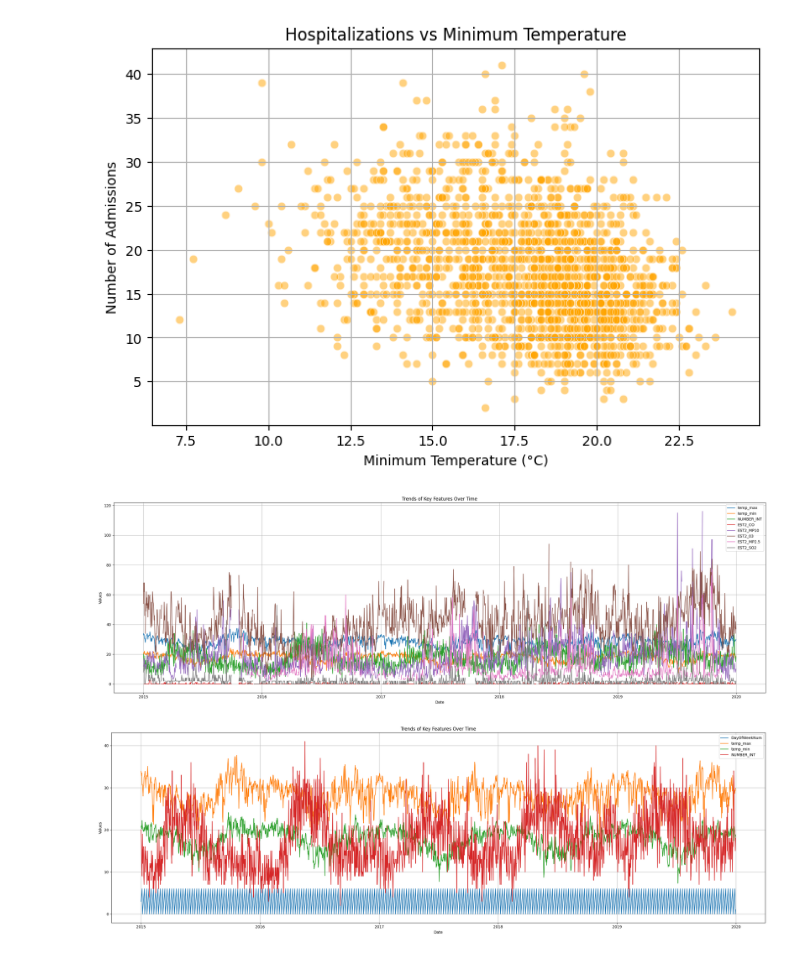
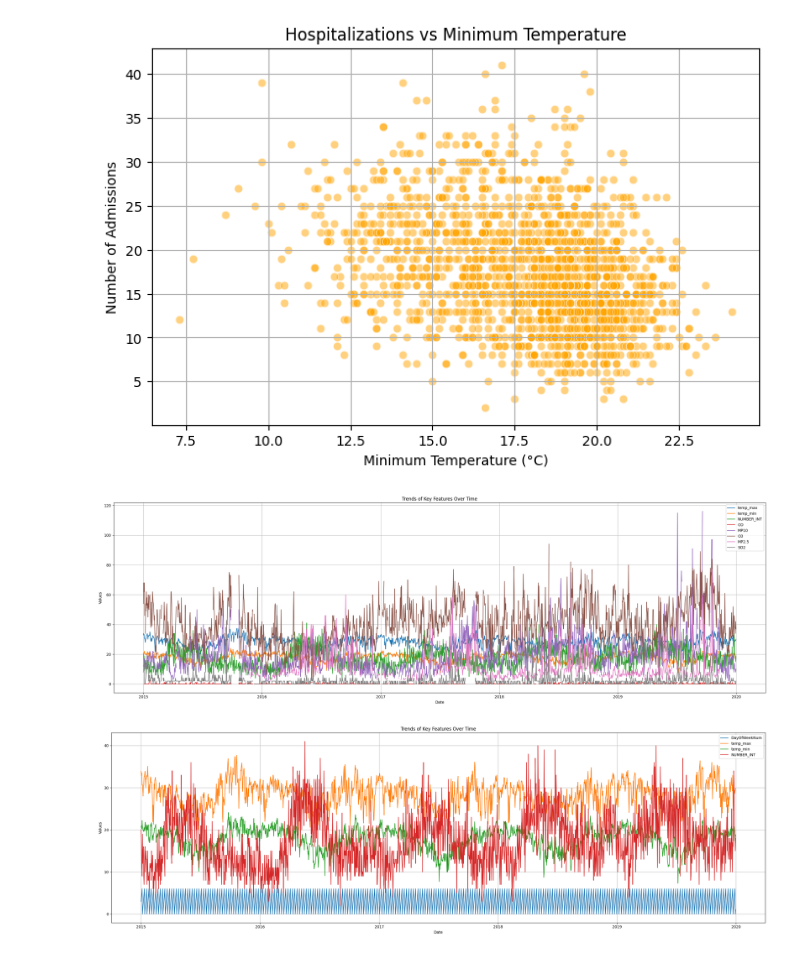
Before and after one commit to Oak10/hospital-adm-pw-rel, a Jupyter notebook: minas_gerais/belo_horizonte/station_centro/0_centro_data_group_all_GRIPE.ipynb, the cells around one changed output. Drawn from its saved outputs; the diff is of its cells as text; code cells hidden in the pictures.

```diff
--- a/minas_gerais/belo_horizonte/0.4.4_data_group_all_air_centro_GRIPE.ipynb
+++ b/minas_gerais/belo_horizonte/station_centro/0_centro_data_group_all_GRIPE.ipynb
@@ -227,0 +92,3 @@ plt.show()
+# %%
+# Days with no hospital admi
+df_weather_hospital_adm['NUMBER_INT'] = df_weather_hospital_adm['NUMBER_INT'].fillna(0.0)
@@ -227,0 +126,5 @@ plt.show()
+# %%
+# df_air_qual['Data'] = pd.to_datetime(df_air_qual['Data'], format='%d/%m/%Y').dt.strftime('%Y%m%d').astype(int)
+df_air_qual['Data'] = pd.to_datetime(df_air_qual['Data'], format='%d/%m/%Y')
+
+df_air_qual.head(20)
@@ -227,0 +149,4 @@ plt.show()
+# %%
+df_air_qual.rename(columns={'Data': 'Date'}, inplace= True)
+# %%
+df_weather_hospital_adm_air_qual = pd.merge(df_weather_hospital_adm, df_air_qual, on='Date', how='left')
@@ -280,32 +349,32 @@ plt.show()
 # %%
 
 plt.figure(figsize=(25, 8))
 
-df_day_hospital_centro_copy = df_day_hospital_centro.copy()
+df_weather_hospital_adm_air_qual_copy = df_weather_hospital_adm_air_qual.copy()
 
-df_day_hospital_centro_copy['Date'] = pd.to_datetime(df_day_hospital_centro_copy['Date'], format='%Y%m%d')
+df_weather_hospital_adm_air_qual_copy['Date'] = pd.to_datetime(df_weather_hospital_adm_air_qual_copy['Date'], format='%Y%m%d')
 
 features_plot = [
     'temp_max', 'temp_min', 'NUMBER_INT',
-    'EST2_CO', 'EST2_MP10', 'EST2_03', 'EST2_MP2.5', 'EST2_SO2'
+    'CO', 'MP10', 'O3', 'MP2.5', 'SO2'
 ]
 
 
 
 for feature in features_plot:
-    plt.plot(df_day_hospital_centro_copy['Date'],
-             df_day_hospital_centro_copy[feature],
+    plt.plot(df_weather_hospital_adm_air_qual_copy['Date'],
+             df_weather_hospital_adm_air_qual_copy[feature],
              label=feature)
 
 plt.title('Trends of Key Features Over Time')
 plt.xlabel('Date')
 plt.ylabel('Values')
 plt.legend()
 plt.grid(True)
 plt.tight_layout()
 plt.show()
 # %% [output]
-[figure, old version]
+[figure, new version]
 # %%
 plt.figure(figsize=(25, 8))
 
```
Also changed, not shown: parts of 55 cells of this notebook, 21 other files.
